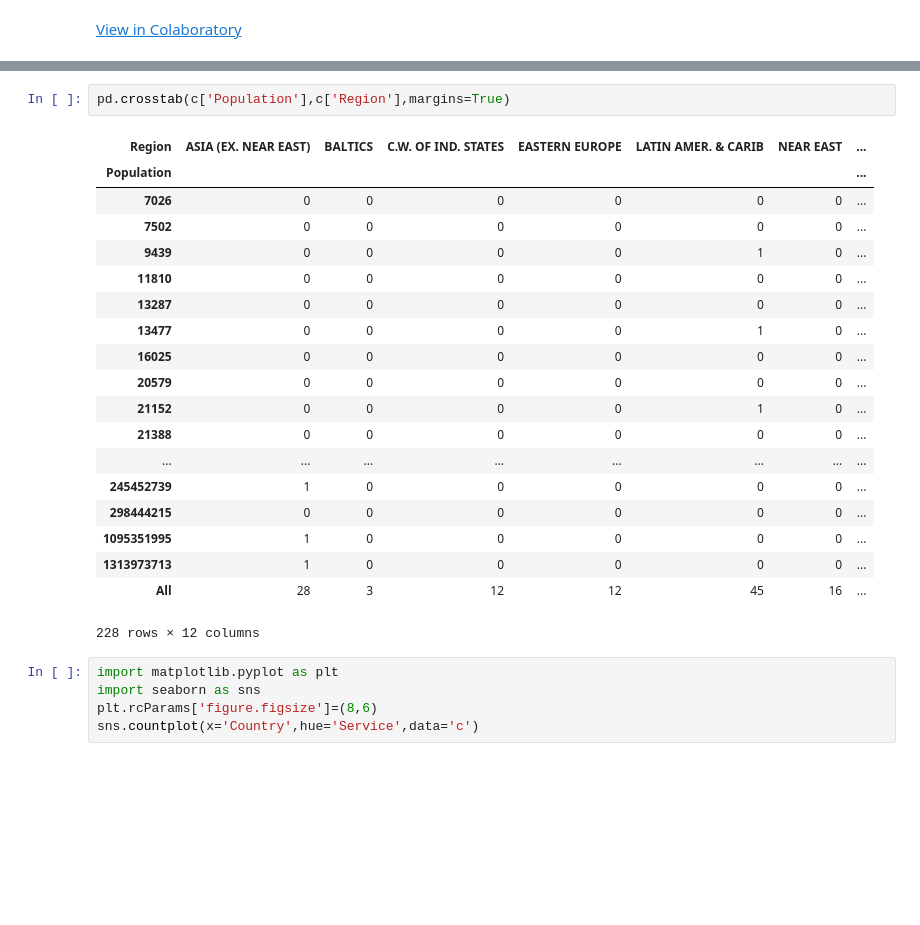
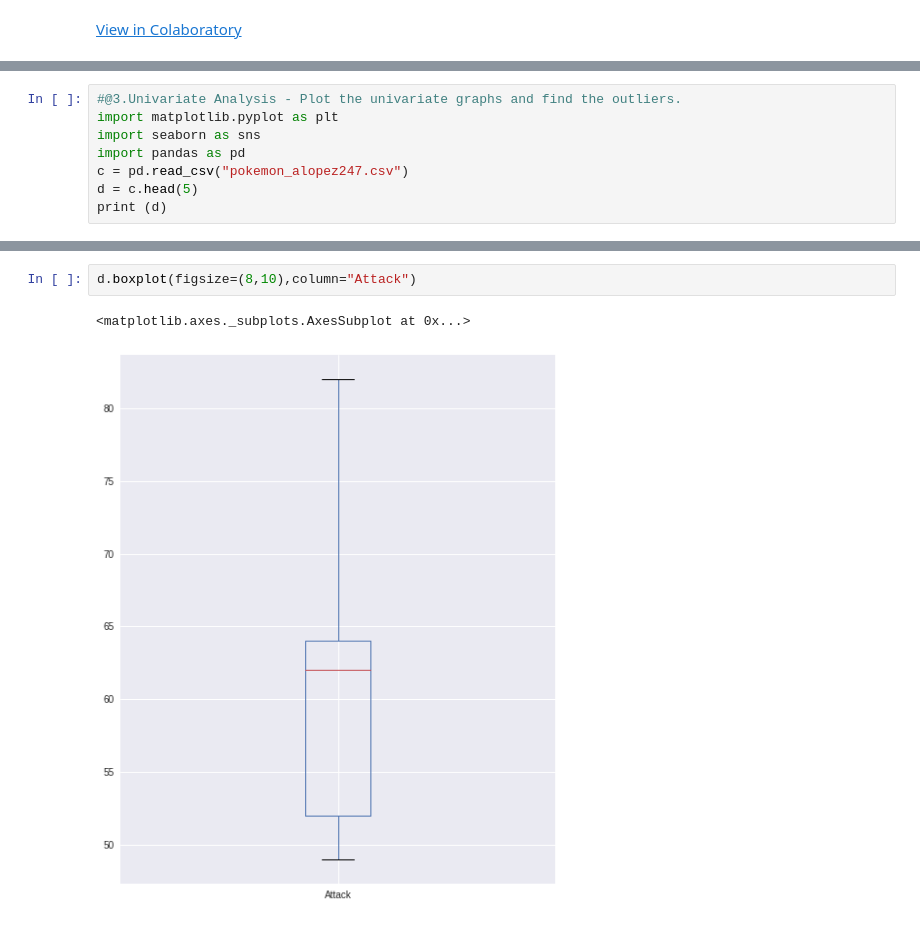
Before and after one commit to MrDoga/Acadview_assignments, a Jupyter notebook: Assingment_7.ipynb, the cells around one changed output, grey strips where cells are left out. Cells and saved outputs as stored; diff of their text form; blank space fills up the shorter version.

```diff
--- a/Assingment_7.ipynb
+++ b/Assingment_7.ipynb
@@ -35,0 +10,8 @@ c.describe()
+# %%
+#@3.Univariate Analysis - Plot the univariate graphs and find the outliers.
+import matplotlib.pyplot as plt
+import seaborn as sns
+import pandas as pd
+c = pd.read_csv("pokemon_alopez247.csv")
+d = c.head(5)
+print (d)
@@ -59,27 +58,5 @@ m
-# %%
-pd.crosstab(c['Population'],c['Region'],margins=True)
-# %% [output]
-| Region | ASIA (EX. NEAR EAST) | BALTICS | C.W. OF IND. STATES | EASTERN EUROPE | LATIN AMER. & CARIB | NEAR EAST | ... |
-| Population |  |  |  |  |  |  | ... |
-| 7026 | 0 | 0 | 0 | 0 | 0 | 0 | ... |
-| 7502 | 0 | 0 | 0 | 0 | 0 | 0 | ... |
-| 9439 | 0 | 0 | 0 | 0 | 1 | 0 | ... |
-| 11810 | 0 | 0 | 0 | 0 | 0 | 0 | ... |
-| 13287 | 0 | 0 | 0 | 0 | 0 | 0 | ... |
-| 13477 | 0 | 0 | 0 | 0 | 1 | 0 | ... |
-| 16025 | 0 | 0 | 0 | 0 | 0 | 0 | ... |
-| 20579 | 0 | 0 | 0 | 0 | 0 | 0 | ... |
-| 21152 | 0 | 0 | 0 | 0 | 1 | 0 | ... |
-| 21388 | 0 | 0 | 0 | 0 | 0 | 0 | ... |
-| ... | ... | ... | ... | ... | ... | ... | ... |
-| 245452739 | 1 | 0 | 0 | 0 | 0 | 0 | ... |
-| 298444215 | 0 | 0 | 0 | 0 | 0 | 0 | ... |
-| 1095351995 | 1 | 0 | 0 | 0 | 0 | 0 | ... |
-| 1313973713 | 1 | 0 | 0 | 0 | 0 | 0 | ... |
-| All | 28 | 3 | 12 | 12 | 45 | 16 | ... |
-228 rows × 12 columns
-# %%
-import matplotlib.pyplot as plt
-import seaborn as sns
-plt.rcParams['figure.figsize']=(8,6)
-sns.countplot(x='Country',hue='Service',data='c')
+# %%
+d.boxplot(figsize=(8,10),column="Attack")
+# %% [output]
+<matplotlib.axes._subplots.AxesSubplot at 0x...>
+[figure, added]
```
Also changed, not shown: parts of 12 cells of this notebook.
